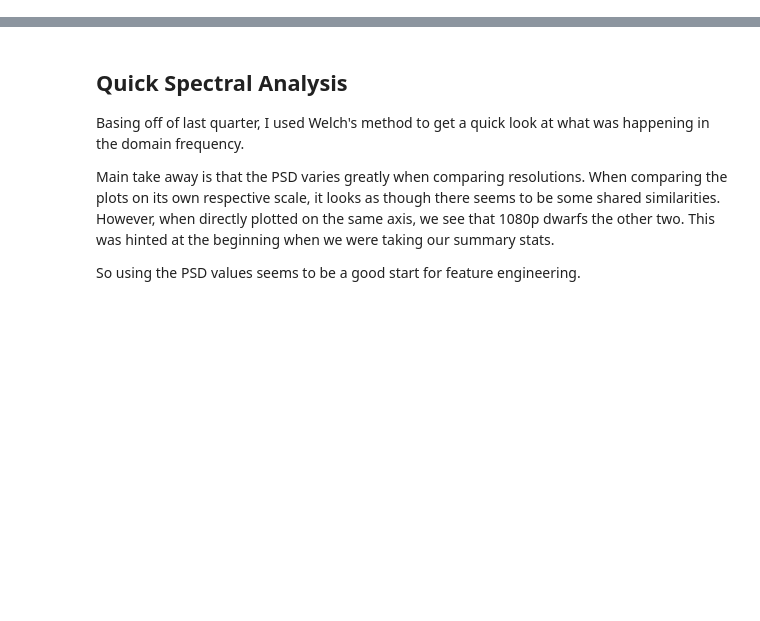
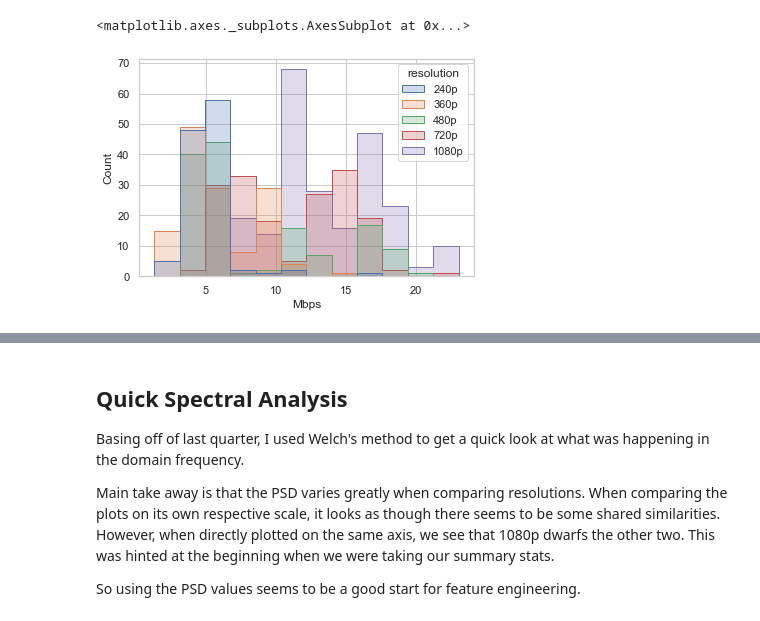
Before and after one commit to stephdoan/ResRecovery, a Jupyter notebook: notebooks/EDA.ipynb, the cells around one changed output, grey strips where cells are left out. Cells and saved outputs as stored; diff of their text form; code cells hidden in the pictures; blank space fills up the shorter version.

```diff
--- a/notebooks/EDA.ipynb
+++ b/notebooks/EDA.ipynb
@@ -110,0 +191,11 @@ plt.xlim(-2, 120)
+# %%
+peak_df = pd.DataFrame()
+
+for df in stdoan_lst:
+  temp_download_df = df[['2->1Bytes']].loc[get_peak_loc(df, '2->1Bytes')] * mbit_rate
+  temp_download_df.columns = ['Mbps']
+  temp_download_df['Direction'] = 'Download'
+
+
+  temp_download_df['resolution'] = df['resolution'][0]
+  peak_df = pd.concat((peak_df, temp_download_df))
@@ -110,0 +207,5 @@ plt.xlim(-2, 120)
+# %%
+sns.histplot(peak_df, x="Mbps", hue="resolution", element="step")#multiple="stack")
+# %% [output]
+<matplotlib.axes._subplots.AxesSubplot at 0x...>
+[figure, added]
```
Also changed, not shown: parts of 51 cells of this notebook, 1 other file.
